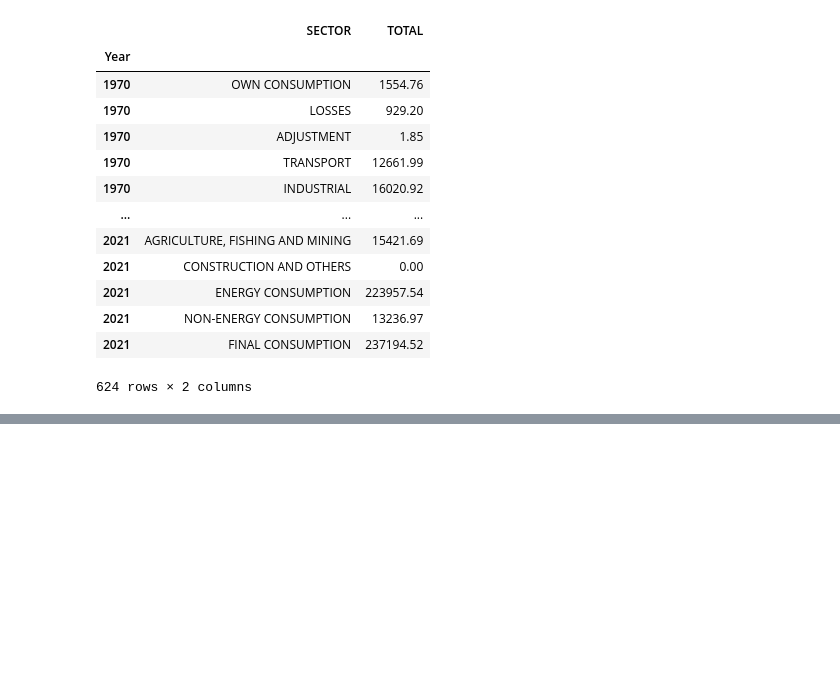
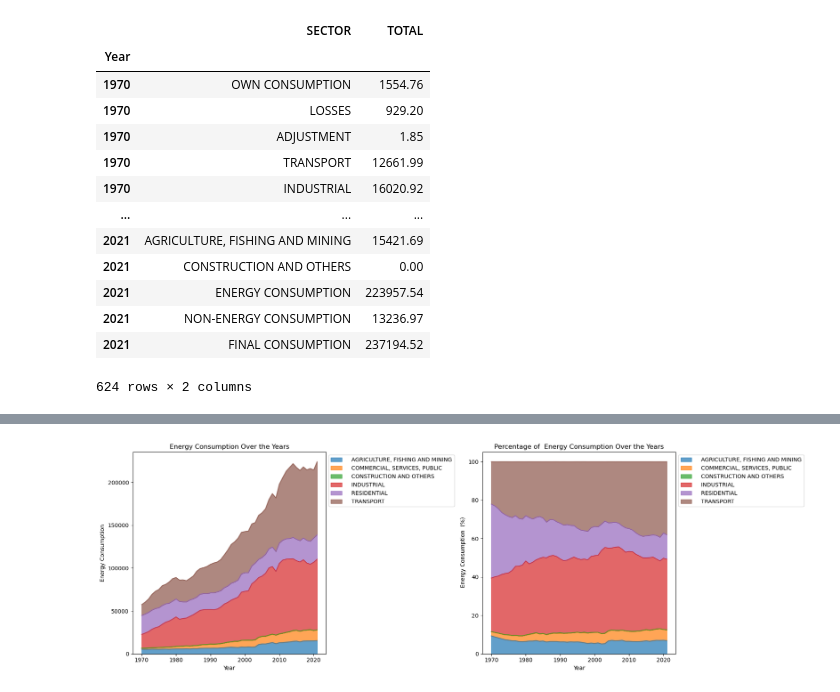
Before and after one commit to abominguez/TFM, a Jupyter notebook: codes/TFM_Nam.ipynb, the cells around one changed output, grey strips where cells are left out. Saved outputs shown, nothing was run; the diff lists cells and outputs as text; code cells hidden in the pictures; blank space fills up the shorter version.

```diff
--- a/codes/TFM_Nam.ipynb
+++ b/codes/TFM_Nam.ipynb
@@ -566,3 +566,7 @@ pivot_df.head()
 | 1972 | 5338.47 | 1570.69 | 0.00 | 19026.99 | 22440.87 | 15633.22 | ... |
 | 1973 | 5441.91 | 1737.84 | 0.00 | 21493.43 | 22354.13 | 18328.90 | ... |
 | 1974 | 5376.38 | 1873.46 | 7.15 | 23257.01 | 22316.70 | 20105.68 | ... |
+# %%
+# Dataframe Energy Consumption (EC)
+df_EC=pivot_df.drop(columns=['LOSSES','OWN CONSUMPTION','ADJUSTMENT','FINAL CONSUMPTION','NON-ENERGY CONSUMPTION'])
+df_EC.head()
@@ -569,4 +581,7 @@ pivot_df.head()
 # %%
-percentage_columns=pivot_df.columns.pop("FINAL CONSUMPTIO")
-df_TC1_percentages = (pivot_df[percentage_columns].div(pivot_df['FINAL CONSUMPTIO'], axis=0) * 100).applymap(lambda x: round(x, 2) if isinstance(x, (int, float)) else x)
+# Drop the 'FINAL CONSUMPTION' column and calculate the percentages
+df_percentages = (df_EC.drop(columns=['ENERGY CONSUMPTION']).div(df_EC['ENERGY CONSUMPTION'], axis=0) * 100)
+df_percentages = df_percentages.round(2)
+
+df_percentages.head()
 # %% [output]
@@ -582,23 +595,25 @@ AttributeError: 'Index' object has no attribute 'pop'
 # %%
 # Drop the 'TOTAL PRIMARIES' column (if not already dropped) as it is not needed for the stack plot
-df_stackplot = df_TC1.drop(columns=["TOTAL", "sum_col"])
+df_stackplot = df_EC.drop(columns=["ENERGY CONSUMPTION"])
 
 # Plot both stack plots side by side
 fig, (ax1, ax2) = plt.subplots(1, 2, figsize=(18, 6))
 
 
 df_stackplot.plot.area(stacked=True, alpha=0.7, ax=ax1)
 ax1.set_xlabel('Year')
 ax1.set_ylabel('Energy Consumption')
 ax1.set_title('Energy Consumption Over the Years')
 ax1.legend(loc='upper left', bbox_to_anchor=(1.0, 1.0))
 
-df_TC1_percentages.plot.area(stacked=True, alpha=0.7, ax=ax2)
+df_percentages.plot.area(stacked=True, alpha=0.7, ax=ax2)
 
 ax2.set_xlabel('Year')
 ax2.set_ylabel(' Energy Consumption  (%)')
 ax2.set_title('Percentage of  Energy Consumption Over the Years')
 ax2.legend(loc='upper left', bbox_to_anchor=(1.0, 1.0))
 
 plt.tight_layout()
 plt.show()
+# %% [output]
+[figure, added]
```
Also changed, not shown: parts of 5 cells of this notebook, 1 other file.
